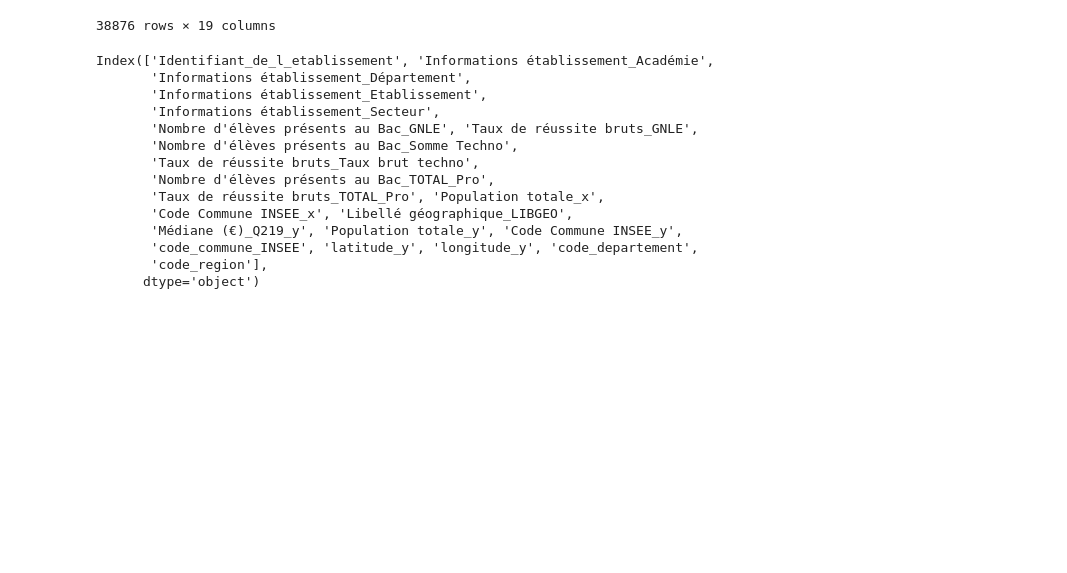
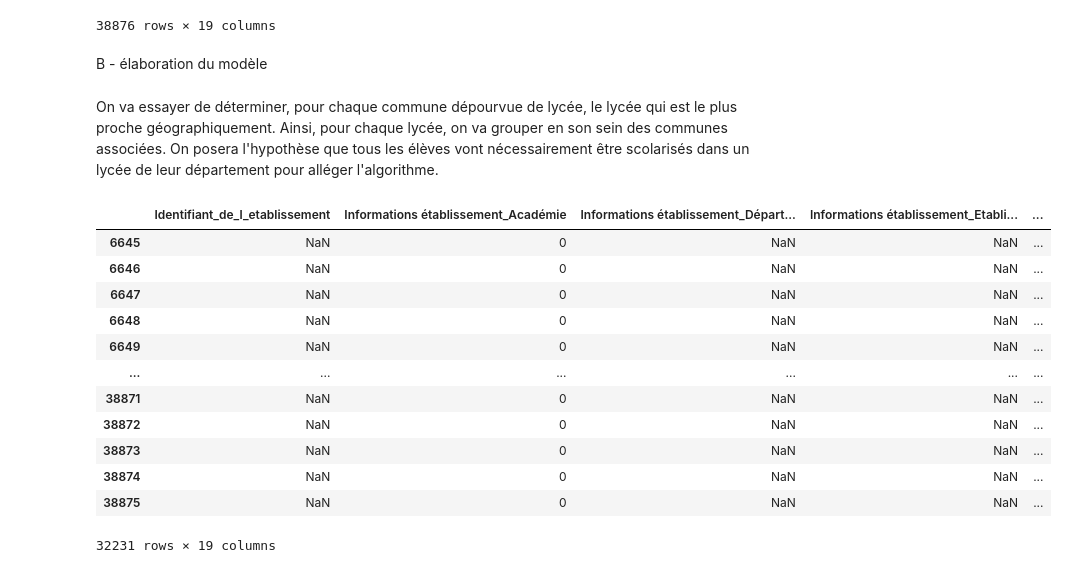
Before and after one commit to Acochepin/Python-2A---AC---JM---RS, a Jupyter notebook: Essais Juliet Proche Voisins.ipynb, the cells around one changed output. Cells and saved outputs as stored; diff of their text form; code cells hidden in the pictures; blank space fills up the shorter version.

```diff
--- a/Essais Juliet Proche Voisins.ipynb
+++ b/Essais Juliet Proche Voisins.ipynb
@@ -139,20 +139,3 @@ dfmodelc
 | 38874 | NaN | NaN | NaN | NaN | ... |
 | 38875 | NaN | NaN | NaN | NaN | ... |
 38876 rows × 19 columns
-# %%
-dfmodelc.columns
-# %% [output]
-Index(['Identifiant_de_l_etablissement', 'Informations établissement_Académie',
-       'Informations établissement_Département',
-       'Informations établissement_Etablissement',
-       'Informations établissement_Secteur',
-       'Nombre d'élèves présents au Bac_GNLE', 'Taux de réussite bruts_GNLE',
-       'Nombre d'élèves présents au Bac_Somme Techno',
-       'Taux de réussite bruts_Taux brut techno',
-       'Nombre d'élèves présents au Bac_TOTAL_Pro',
-       'Taux de réussite bruts_TOTAL_Pro', 'Population totale_x',
-       'Code Commune INSEE_x', 'Libellé géographique_LIBGEO',
-       'Médiane (€)_Q219_y', 'Population totale_y', 'Code Commune INSEE_y',
-       'code_commune_INSEE', 'latitude_y', 'longitude_y', 'code_departement',
-       'code_region'],
-      dtype='object')
@@ -158,0 +144,25 @@ Index(['Identifiant_de_l_etablissement', 'Informations établissement_Académie'
+# %% [markdown]
+B - élaboration du modèle
+# %% [markdown]
+On va essayer de déterminer, pour chaque commune dépourvue de lycée, le lycée qui est le plus proche géographiquement. Ainsi, pour chaque lycée, on va grouper en son sein des communes associées.
+On posera l'hypothèse que tous les élèves vont nécessairement être scolarisés dans un lycée de leur département pour alléger l'algorithme.
+# %%
+dfmodelc['Informations établissement_Académie'] = dfmodelc['Informations établissement_Académie'].fillna(0)
+dfcomsanslyc = dfmodelc[dfmodelc['Informations établissement_Académie']==0] #La base de données des communes dépourvues de lycée
+dfaveclyc = dfmodelc['Informations établissement_Académie']==0]
+
+dfcomsanslyc
+# %% [output]
+|  | Identifiant_de_l_etablissement | Informations établissement_Académie | Informations établissement_Départ... | Informations établissement_Etabli... | ... |
+| 6645 | NaN | 0 | NaN | NaN | ... |
+| 6646 | NaN | 0 | NaN | NaN | ... |
+| 6647 | NaN | 0 | NaN | NaN | ... |
+| 6648 | NaN | 0 | NaN | NaN | ... |
+| 6649 | NaN | 0 | NaN | NaN | ... |
+| ... | ... | ... | ... | ... | ... |
+| 38871 | NaN | 0 | NaN | NaN | ... |
+| 38872 | NaN | 0 | NaN | NaN | ... |
+| 38873 | NaN | 0 | NaN | NaN | ... |
+| 38874 | NaN | 0 | NaN | NaN | ... |
+| 38875 | NaN | 0 | NaN | NaN | ... |
+32231 rows × 19 columns
```
Also changed, not shown: parts of 1 cell of this notebook.
